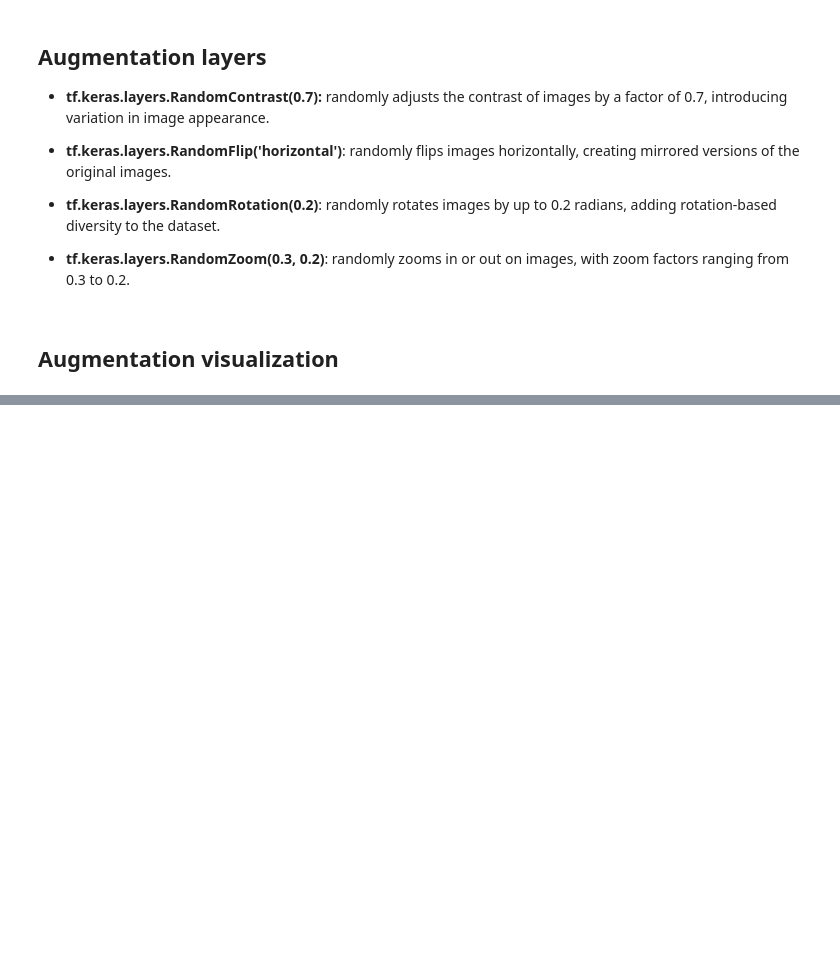
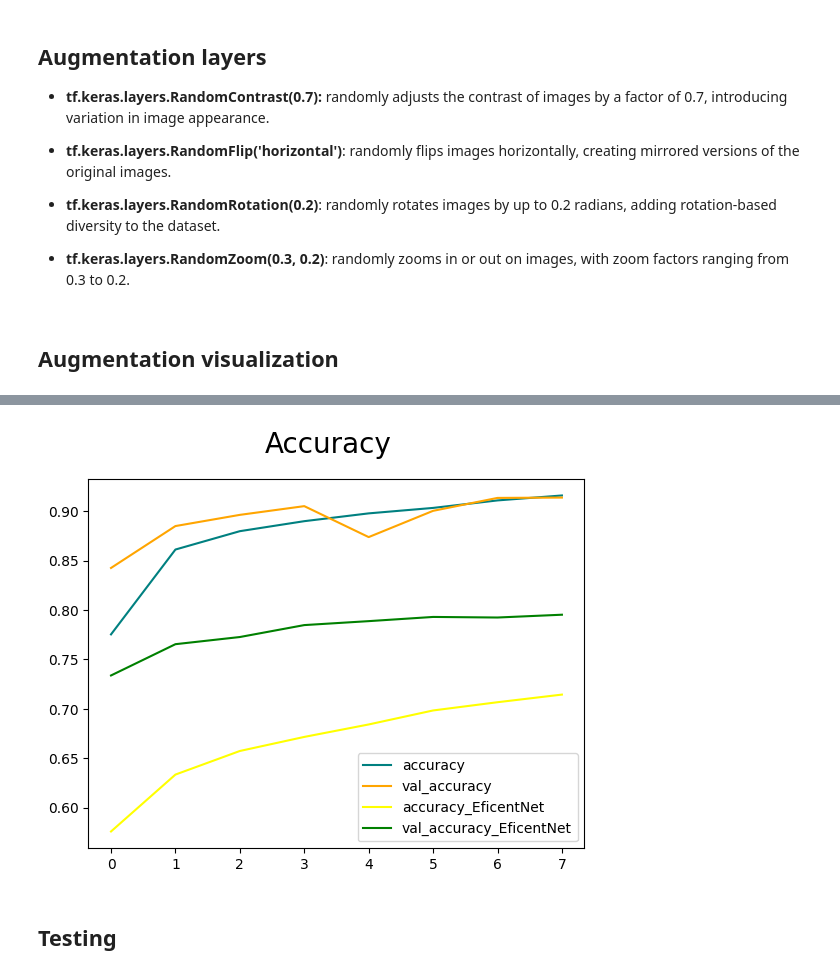
Before and after one commit to parapapere/Real-and-AI-Generated-Synthetic-Images-Clasification, a Jupyter notebook: ai_generated_image_detection.ipynb, the cells around one changed output, grey strips where cells are left out. Drawn from its saved outputs; the diff is of its cells as text; code cells hidden in the pictures; blank space fills up the shorter version.

```diff
--- a/ai_generated_image_detection.ipynb
+++ b/ai_generated_image_detection.ipynb
@@ -145,0 +356,13 @@ for image, _ in train_dataset.take(1):
+# %%
+fig = plt.figure()
+plt.plot(history1.history['accuracy'], color='teal', label='accuracy')
+plt.plot(history1.history['val_accuracy'], color='orange', label='val_accuracy')
+plt.plot(history2.history['accuracy'], color='yellow', label='accuracy_EficentNet')
+plt.plot(history2.history['val_accuracy'], color='green', label='val_accuracy_EficentNet')
+fig.suptitle('Accuracy', fontsize=20)
+plt.legend(loc="lower right")
+plt.show()
+# %% [output]
+[figure, added]
+# %% [markdown]
+## **Testing**
```
Also changed, not shown: parts of 33 cells of this notebook.
